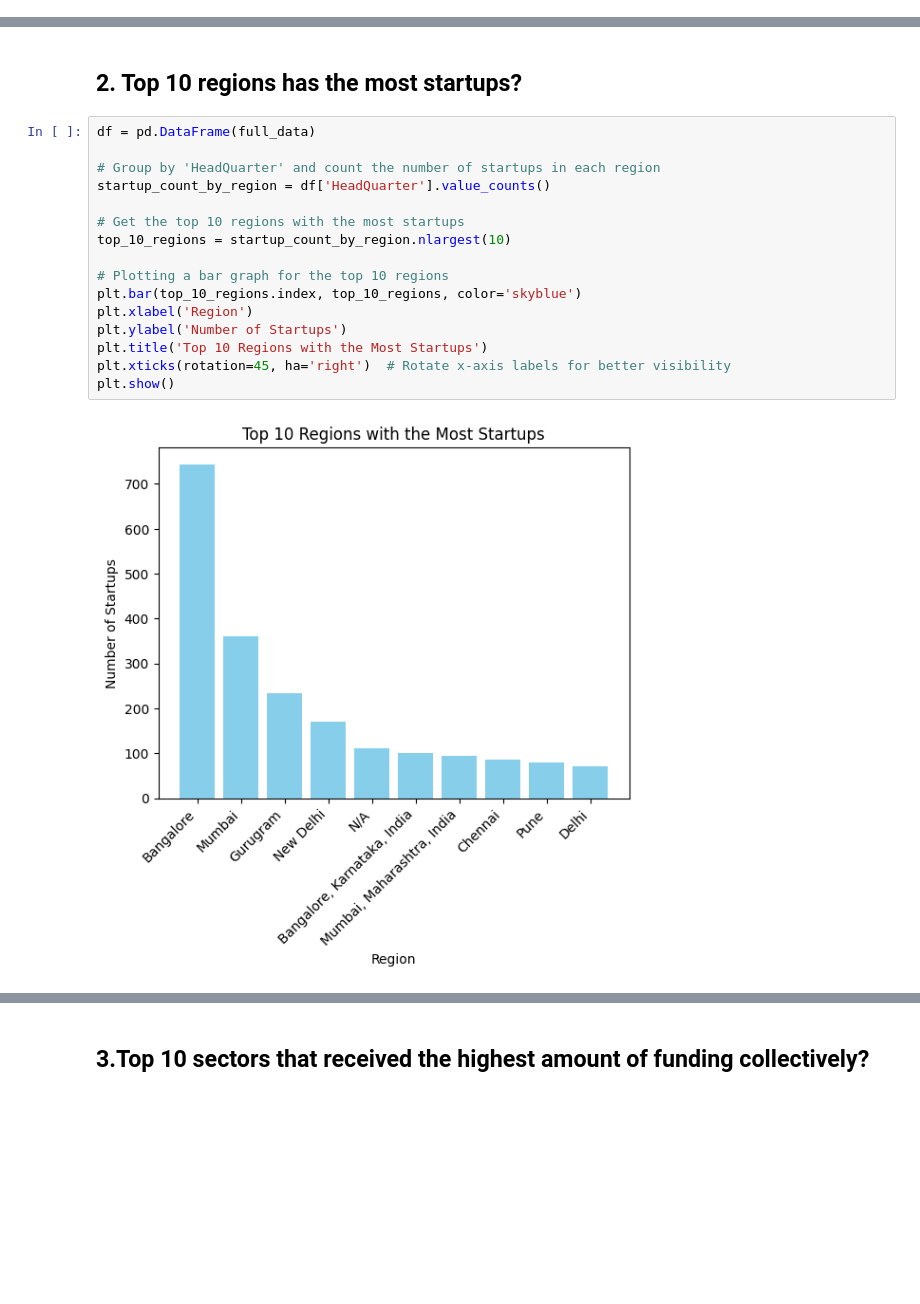
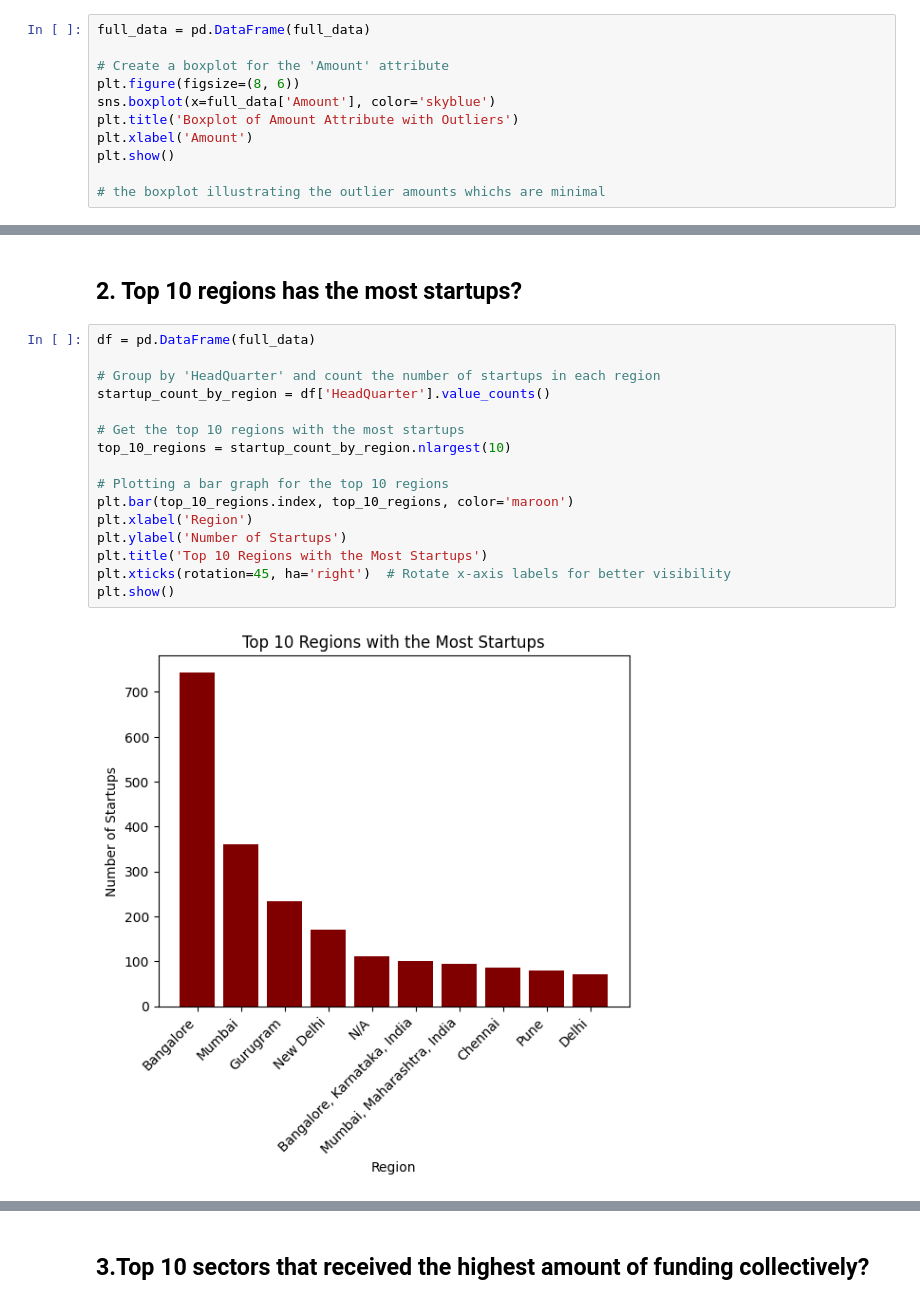
Before and after one commit to Vaniskemunto/ecosystem, a Jupyter notebook: ecosystem.ipynb, the cells around one changed output, grey strips where cells are left out. Cells and saved outputs as stored; diff of their text form; blank space fills up the shorter version.

```diff
--- a/ecosystem.ipynb
+++ b/ecosystem.ipynb
@@ -2177,0 +2209,11 @@ Name: Amount, dtype: Int64
+# %%
+full_data = pd.DataFrame(full_data)
+
+# Create a boxplot for the 'Amount' attribute
+plt.figure(figsize=(8, 6))
+sns.boxplot(x=full_data['Amount'], color='skyblue')
+plt.title('Boxplot of Amount Attribute with Outliers')
+plt.xlabel('Amount')
+plt.show()
+
+# the boxplot illustrating the outlier amounts whichs are minimal
@@ -2193,18 +2241,18 @@ plt.show()
 # %%
 df = pd.DataFrame(full_data)
 
 # Group by 'HeadQuarter' and count the number of startups in each region
 startup_count_by_region = df['HeadQuarter'].value_counts()
 
 # Get the top 10 regions with the most startups
 top_10_regions = startup_count_by_region.nlargest(10)
 
 # Plotting a bar graph for the top 10 regions
-plt.bar(top_10_regions.index, top_10_regions, color='skyblue')
+plt.bar(top_10_regions.index, top_10_regions, color='maroon')
 plt.xlabel('Region')
 plt.ylabel('Number of Startups')
 plt.title('Top 10 Regions with the Most Startups')
 plt.xticks(rotation=45, ha='right')  # Rotate x-axis labels for better visibility
 plt.show()
 # %% [output]
-[figure, old version]
+[figure, new version]
```
Also changed, not shown: parts of 11 cells of this notebook.
